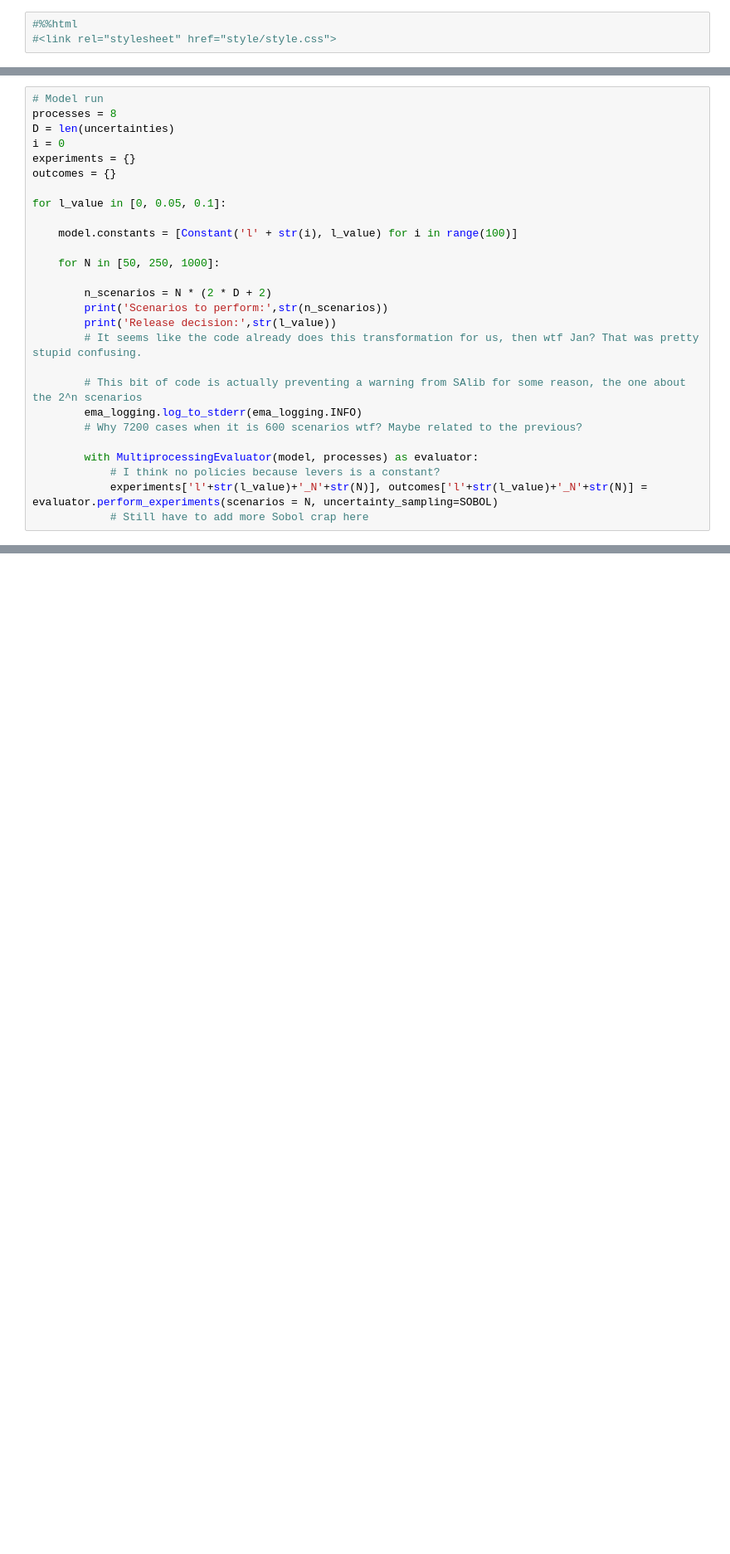
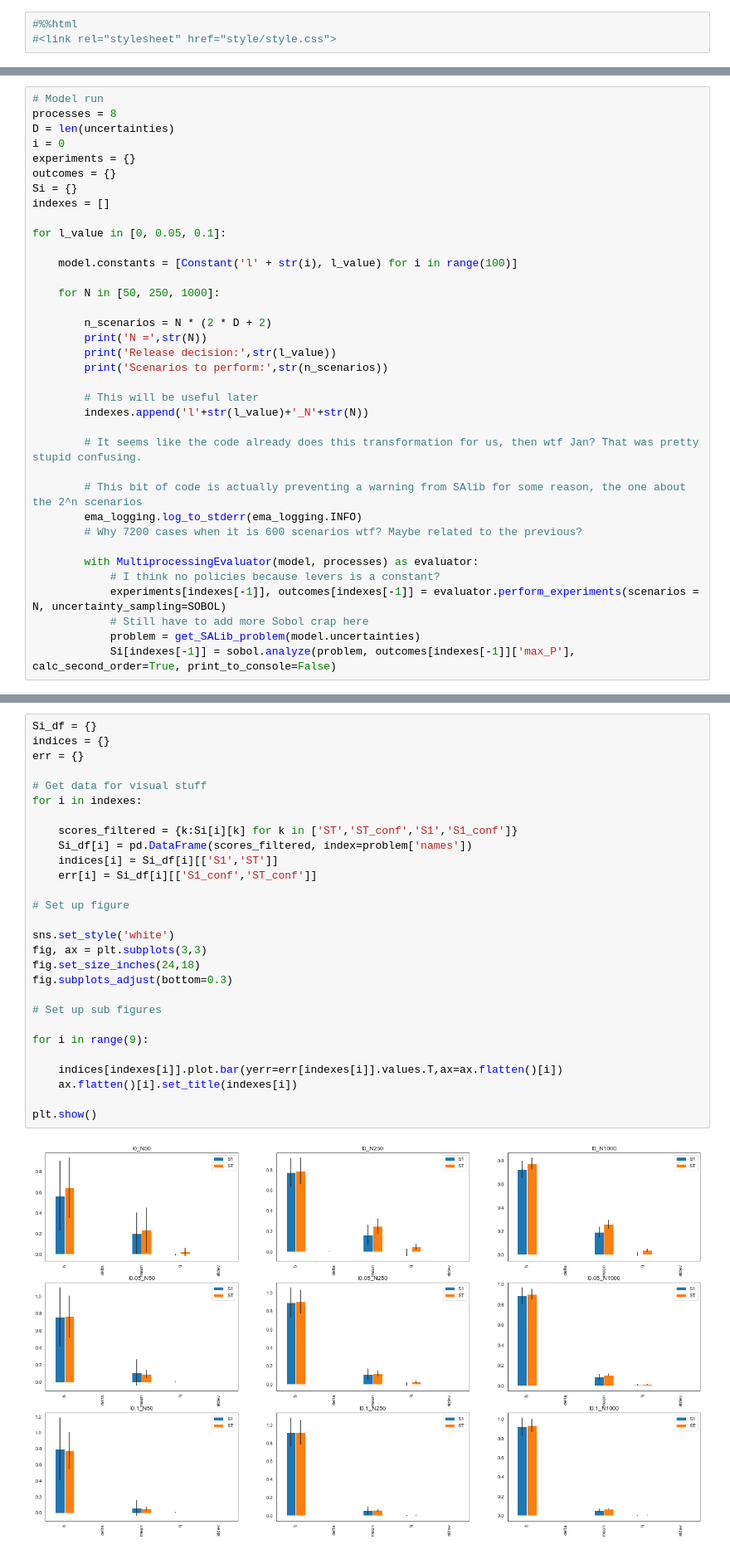
Before and after one commit to Lischip/FabiosDecisions, a Jupyter notebook: epa1361/Week 3-4 - vulnerability analysis/assignment 7 - sensitivity analysis lake model.ipynb, the cells around one changed output, grey strips where cells are left out. Shown at 83% size. Cells and saved outputs as stored; diff of their text form; blank space fills up the shorter version.

Commit message:
MORE SOBOL

```diff
--- a/epa1361/Week 3-4 - vulnerability analysis/assignment 7 - sensitivity analysis lake model.ipynb
+++ b/epa1361/Week 3-4 - vulnerability analysis/assignment 7 - sensitivity analysis lake model.ipynb
@@ -60,6 +60,8 @@ D = len(uncertainties)
 i = 0
 experiments = {}
 outcomes = {}
+Si = {}
+indexes = []
 
 for l_value in [0, 0.05, 0.1]:
 
@@ -68,8 +70,13 @@ for l_value in [0, 0.05, 0.1]:
     for N in [50, 250, 1000]:
 
         n_scenarios = N * (2 * D + 2)
+        print('N =',str(N))
+        print('Release decision:',str(l_value))
         print('Scenarios to perform:',str(n_scenarios))
-        print('Release decision:',str(l_value))
+
+        # This will be useful later
+        indexes.append('l'+str(l_value)+'_N'+str(N))
+
         # It seems like the code already does this transformation for us, then wtf Jan? That was pretty stupid confusing.
 
         # This bit of code is actually preventing a warning from SAlib for some reason, the one about the 2^n scenarios
@@ -78,6 +85,8 @@ for l_value in [0, 0.05, 0.1]:
 
         with MultiprocessingEvaluator(model, processes) as evaluator:
             # I think no policies because levers is a constant?
-            experiments['l'+str(l_value)+'_N'+str(N)], outcomes['l'+str(l_value)+'_N'+str(N)] = evaluator.perform_experiments(scenarios = N, uncertainty_sampling=SOBOL)
+            experiments[indexes[-1]], outcomes[indexes[-1]] = evaluator.perform_experiments(scenarios = N, uncertainty_sampling=SOBOL)
             # Still have to add more Sobol crap here
+            problem = get_SALib_problem(model.uncertainties)
+            Si[indexes[-1]] = sobol.analyze(problem, outcomes[indexes[-1]]['max_P'], calc_second_order=True, print_to_console=False)
 # %% [output]
@@ -182,6 +197,36 @@ Release decision: 0.05
 [MainProcess/INFO] experiments finished
 [MainProcess/INFO] terminating pool
 ... (6 outputs left out)
+# %%
+Si_df = {}
+indices = {}
+err = {}
+
+# Get data for visual stuff
+for i in indexes:
+
+    scores_filtered = {k:Si[i][k] for k in ['ST','ST_conf','S1','S1_conf']}
+    Si_df[i] = pd.DataFrame(scores_filtered, index=problem['names'])
+    indices[i] = Si_df[i][['S1','ST']]
+    err[i] = Si_df[i][['S1_conf','ST_conf']]
+
+# Set up figure
+
+sns.set_style('white')
+fig, ax = plt.subplots(3,3)
+fig.set_size_inches(24,18)
+fig.subplots_adjust(bottom=0.3)
+
+# Set up sub figures
+
+for i in range(9):
+
+    indices[indexes[i]].plot.bar(yerr=err[indexes[i]].values.T,ax=ax.flatten()[i])
+    ax.flatten()[i].set_title(indexes[i])
+
+plt.show()
+# %% [output]
+[figure, added]
 # %%
 fig, axes = pairs_plotting.pairs_scatter(experiments['l0_N50'], outcomes['l0_N50'], legend=False)
 fig.set_size_inches(8,8)
```
Also changed, not shown: parts of 2 cells of this notebook.
